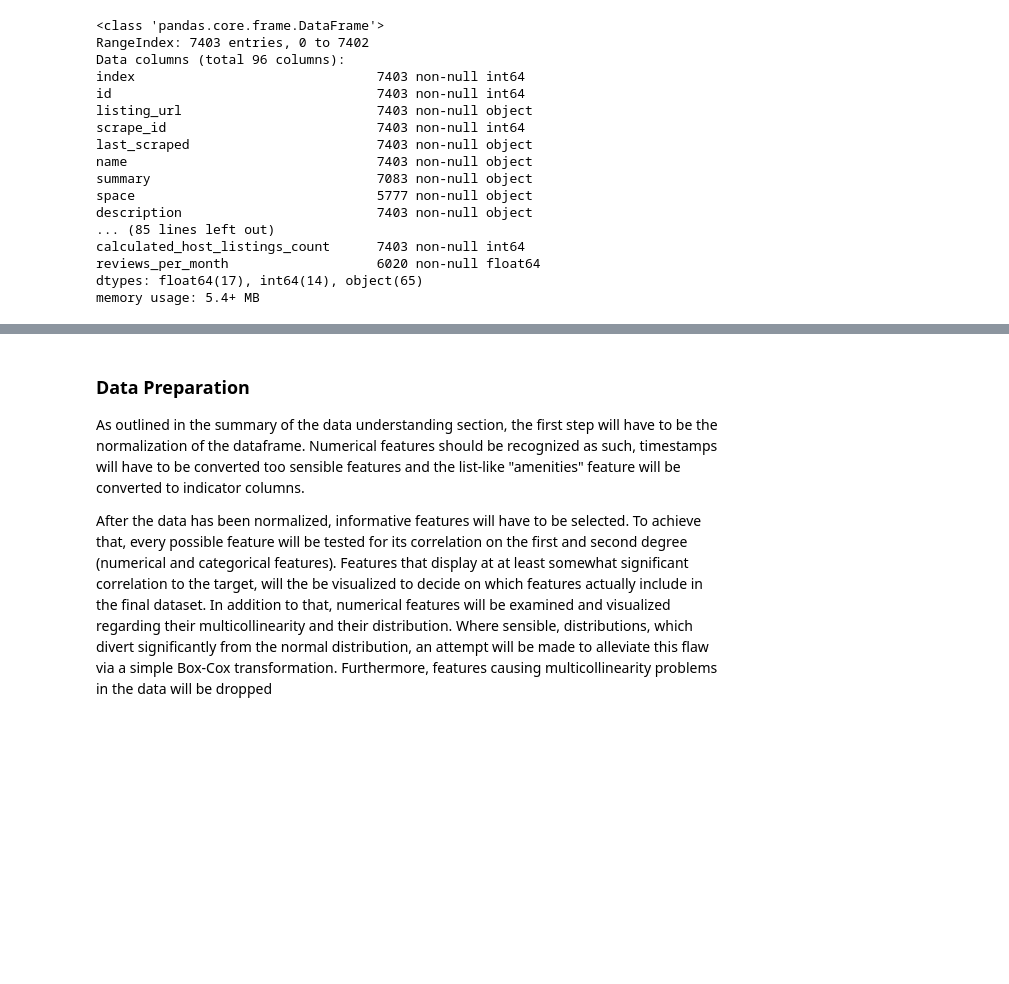
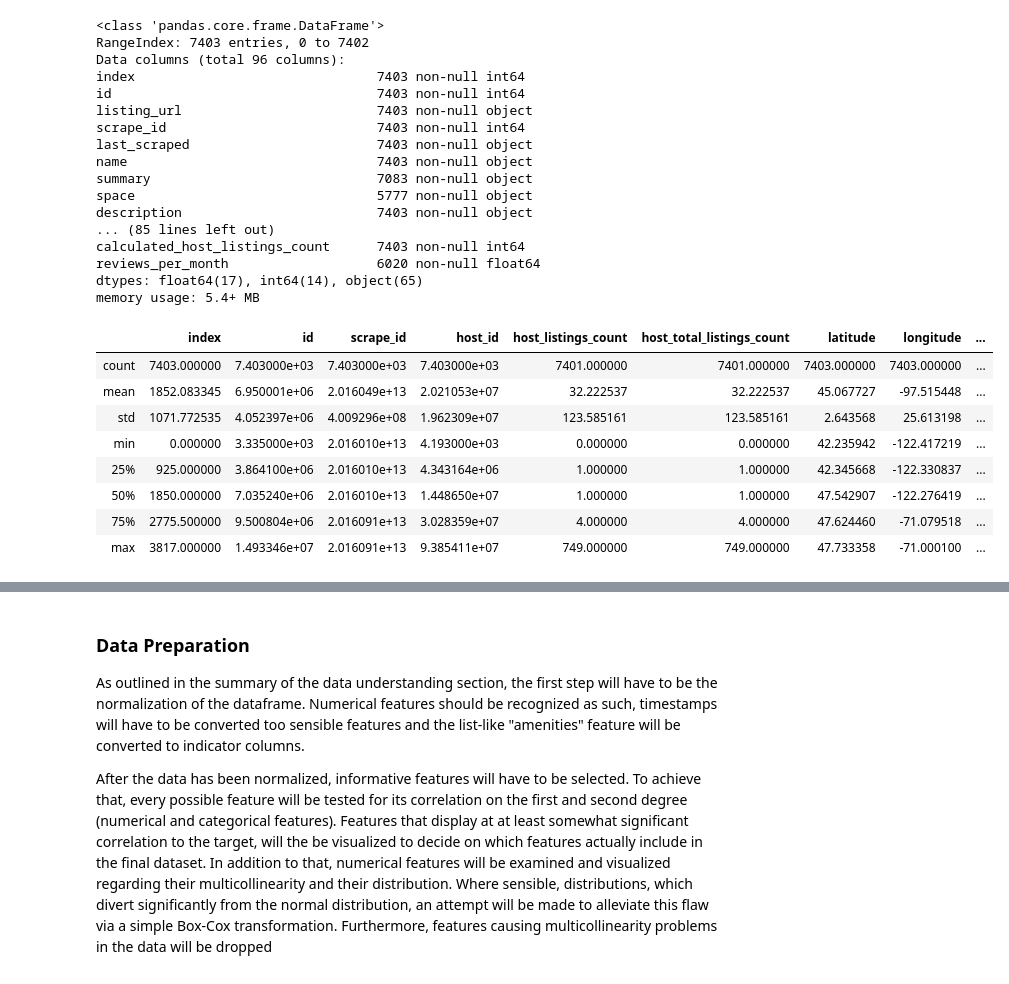
Before and after one commit to MarcoCaglia/blogpost_udacity, a Jupyter notebook: price_determinants_preprocessing.ipynb, the cells around one changed output, grey strips where cells are left out. Saved outputs shown, nothing was run; the diff lists cells and outputs as text; code cells hidden in the pictures; blank space fills up the shorter version.

Commit message:
feature: added descriptives to price_determinants_preprocessing

```diff
--- a/price_determinants_preprocessing.ipynb
+++ b/price_determinants_preprocessing.ipynb
@@ -75,3 +75,19 @@ calculated_host_listings_count      7403 non-null int64
 reviews_per_month                   6020 non-null float64
 dtypes: float64(17), int64(14), object(65)
 memory usage: 5.4+ MB
+# %%
+# Prepare to show descriptives
+num_cols = [num_col for num_col in full_df_all_features_raw.columns if full_df_all_features_raw[num_col].dtype!='object']
+# %%
+# Show descriptives (1-15)
+full_df_all_features_raw.loc[:,num_cols[:15]].describe()<
+# %% [output]
+|  | index | id | scrape_id | host_id | host_listings_count | host_total_listings_count | latitude | longitude | ... |
+| count | 7403.000000 | 7.403000e+03 | 7.403000e+03 | 7.403000e+03 | 7401.000000 | 7401.000000 | 7403.000000 | 7403.000000 | ... |
+| mean | 1852.083345 | 6.950001e+06 | 2.016049e+13 | 2.021053e+07 | 32.222537 | 32.222537 | 45.067727 | -97.515448 | ... |
+| std | 1071.772535 | 4.052397e+06 | 4.009296e+08 | 1.962309e+07 | 123.585161 | 123.585161 | 2.643568 | 25.613198 | ... |
+| min | 0.000000 | 3.335000e+03 | 2.016010e+13 | 4.193000e+03 | 0.000000 | 0.000000 | 42.235942 | -122.417219 | ... |
+| 25% | 925.000000 | 3.864100e+06 | 2.016010e+13 | 4.343164e+06 | 1.000000 | 1.000000 | 42.345668 | -122.330837 | ... |
+| 50% | 1850.000000 | 7.035240e+06 | 2.016010e+13 | 1.448650e+07 | 1.000000 | 1.000000 | 47.542907 | -122.276419 | ... |
+| 75% | 2775.500000 | 9.500804e+06 | 2.016091e+13 | 3.028359e+07 | 4.000000 | 4.000000 | 47.624460 | -71.079518 | ... |
+| max | 3817.000000 | 1.493346e+07 | 2.016091e+13 | 9.385411e+07 | 749.000000 | 749.000000 | 47.733358 | -71.000100 | ... |
```
Also changed, not shown: parts of 6 cells of this notebook, 1 other file.
